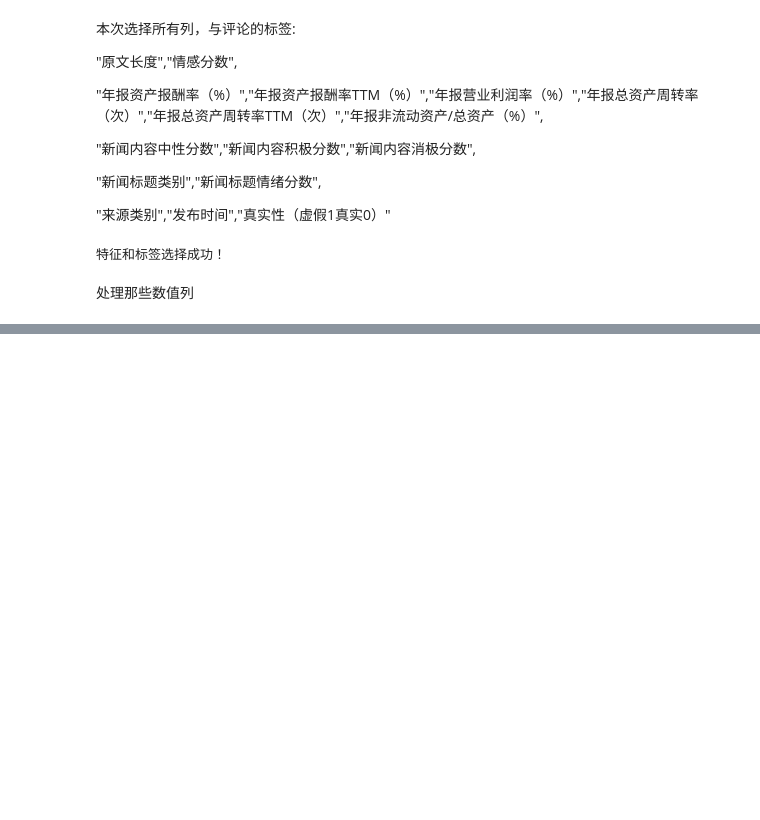
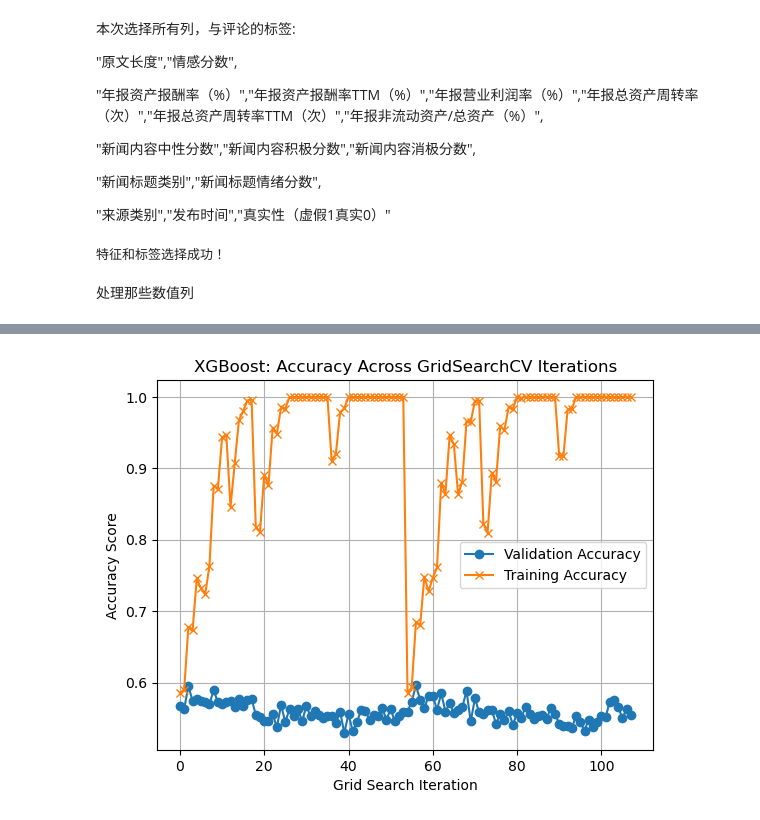
Before and after one commit to Sundance0604/Fake_Finance_News, a Jupyter notebook: faker_news/ml_final.ipynb, the cells around one changed output, grey strips where cells are left out. Saved outputs shown, nothing was run; the diff lists cells and outputs as text; code cells hidden in the pictures; blank space fills up the shorter version.

```diff
--- a/faker_news/ml_final.ipynb
+++ b/faker_news/ml_final.ipynb
@@ -405,0 +657,10 @@ weighted avg       0.60      0.60      0.60       174
+# %%
+feature_columns = ["原文长度","情感分数",
+
+"年报资产报酬率（%）","年报资产报酬率TTM（%）","年报营业利润率（%）",
+
+"新闻内容中性分数",
+"发布时间"]
+label_column = ["预测标签"]
+
+X, y = select_features_and_label(data, feature_columns, label_column)
@@ -405,0 +669,6 @@ weighted avg       0.60      0.60      0.60       174
+# %%
+numerical_columns = [
+   "原文长度","情感分数","新闻内容中性分数",
+"发布时间"
+]
+X = preprocess_data(X, numerical_columns)
@@ -405,0 +1094,64 @@ weighted avg       0.60      0.60      0.60       174
+# %%
+import matplotlib.pyplot as plt
+from sklearn.model_selection import StratifiedKFold, GridSearchCV
+import xgboost as xgb
+from sklearn.metrics import accuracy_score
+
+# 假设你已经有了 X 和 y 的数据
+# X, y = <your_data>
+
+# 定义 XGBoost 参数网格
+param_grid = {
+    'max_depth': [3, 6, 10],          # 树的最大深度
+    'n_estimators': [50, 100, 200],   # 树的数量
+    'learning_rate': [0.01, 0.1, 0.3],# 学习率
+    'subsample': [0.8, 1.0],          # 子采样比例
+    'colsample_bytree': [0.8, 1.0],   # 每棵树使用的特征比例
+}
+
+# 创建 XGBoost 模型
+model = xgb.XGBClassifier(use_label_encoder=False, eval_metric='logloss')
+
+# 定义交叉验证
+cv = StratifiedKFold(n_splits=6, shuffle=True, random_state=42)
+
+# 设置网格搜索
+grid_search = GridSearchCV(
+    estimator=model,
+    param_grid=param_grid,
+    scoring='accuracy',  # 使用准确率作为评估指标
+    cv=cv,               # 6 折交叉验证
+    verbose=1,
+    n_jobs=-1,           # 并行计算
+    return_train_score=True  # 需要返回训练集和验证集的得分
+)
+
+# 训练模型
+grid_search.fit(X, y)
+
+# 收集每次交叉验证的训练准确率
+train_accuracy_scores = grid_search.cv_results_['mean_train_score']
+# 收集每次交叉验证的验证准确率
+test_accuracy_scores = grid_search.cv_results_['mean_test_score']
+
+# 绘制交叉验证的训练和验证准确率变化图
+plt.plot(test_accuracy_scores, marker='o', label="Validation Accuracy")
+plt.plot(train_accuracy_scores, marker='x', label="Training Accuracy")
+plt.title("XGBoost: Accuracy Across GridSearchCV Iterations")
+plt.xlabel("Grid Search Iteration")
+plt.ylabel("Accuracy Score")
+plt.legend()
+plt.grid(True)
+plt.show()
+
+# 输出最佳参数
+print("最佳参数:", grid_search.best_params_)
+
+# 使用最佳参数进行预测（全量数据）
+best_model = grid_search.best_estimator_
+y_pred = best_model.predict(X)
+
+# 输出准确率
+accuracy = accuracy_score(y, y_pred)
+print("预测精度:", accuracy)
+# %% [output]
@@ -405,0 +1162 @@ weighted avg       0.60      0.60      0.60       174
+[figure, added]
```
Also changed, not shown: parts of 108 cells of this notebook, 45 other files.
